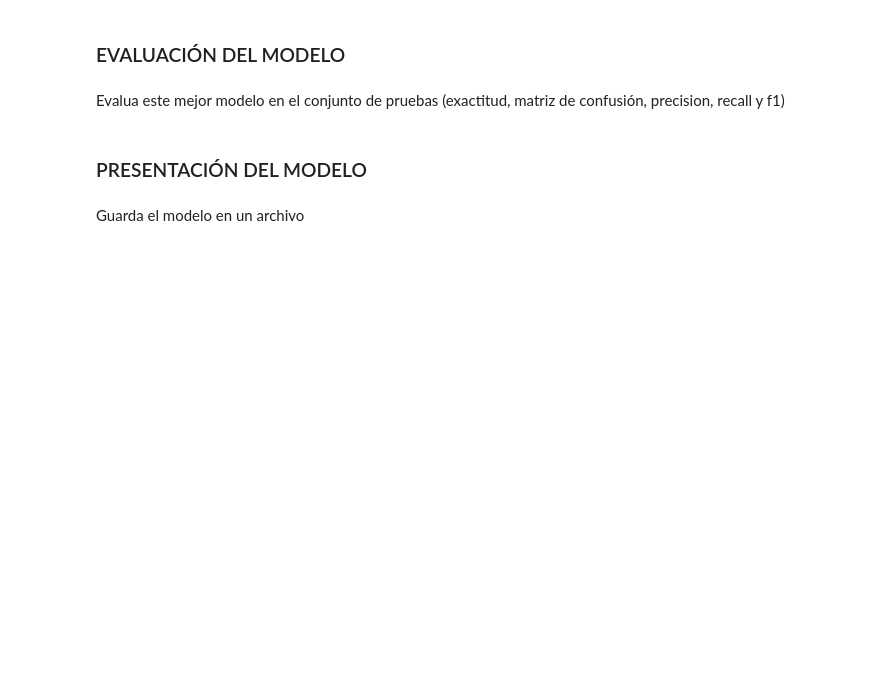
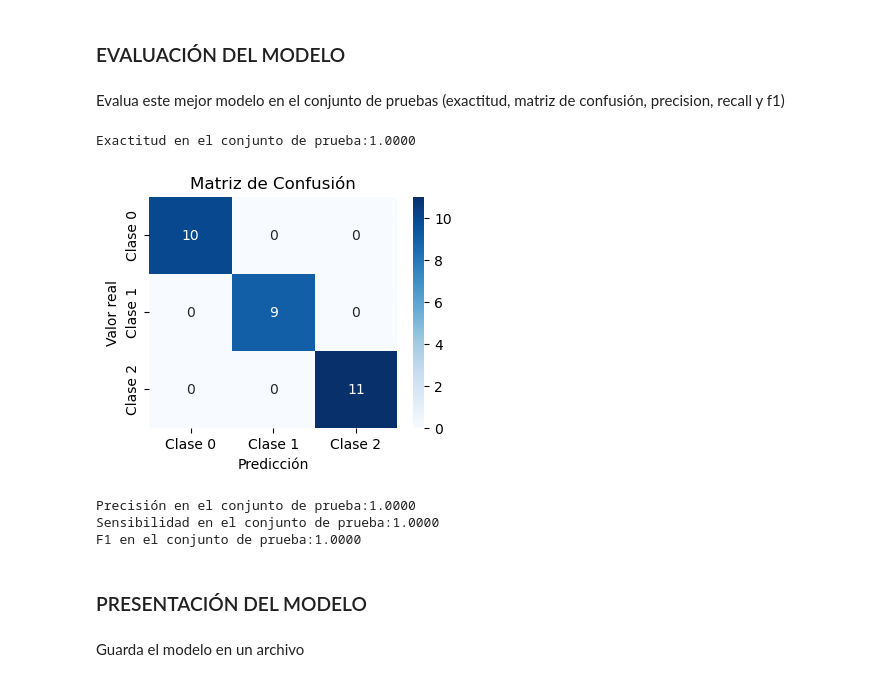
Before and after one commit to Mario-Lopez-Gonzalez/Python_clase, a Jupyter notebook: SAPA/Ejercicios/2_11Ejercicios.ipynb, the cells around one changed output. Drawn from its saved outputs; the diff is of its cells as text; code cells hidden in the pictures; blank space fills up the shorter version.

```diff
--- a/SAPA/Ejercicios/2_11Ejercicios.ipynb
+++ b/SAPA/Ejercicios/2_11Ejercicios.ipynb
@@ -304,6 +545,50 @@ Aplica búsqueda exhaustiva con los hiperparámetros de LogisticRegression (C y
 ### EVALUACIÓN DEL MODELO
 # %% [markdown]
 Evalua este mejor modelo en el conjunto de pruebas (exactitud, matriz de confusión, precision, recall y f1)
+# %%
+# Definir el mejor modelo
+best_model = grid_search.best_estimator_
+
+# Predecir
+y_test_pred = best_model.predict(X_test)
+
+# Calcular la exactitud
+test_accuracy = accuracy_score(y_test, y_test_pred)
+
+# Enseñar resultado
+print(f"Exactitud en el conjunto de prueba:{test_accuracy:.4f}")
+
+# Calcular la matriz de confusión
+matrix = confusion_matrix(y_test,y_test_pred)
+
+# Calcular la precision con la media macro dado a que tenemos datos balanceados
+test_precision = precision_score(y_test, y_test_pred, average='macro')
+
+# Calcular la sensibildiad o recall
+test_recall = recall_score(y_test, y_test_pred, average='macro')
+
+# Calcular el F-1
+test_f1 = f1_score(y_test, y_test_pred, average='macro')
+
+# Enseñar resultado
+
+# Crear el gráfico con Seaborn
+plt.figure(figsize=(4, 3))
+sns.heatmap(matrix, annot=True, fmt='d', cmap='Blues', xticklabels=['Clase 0', 'Clase 1', 'Clase 2'], yticklabels=['Clase 0', 'Clase 1', 'Clase 2'])
+plt.title('Matriz de Confusión')
+plt.xlabel('Predicción')
+plt.ylabel('Valor real')
+plt.show()
+
+print(f"Precisión en el conjunto de prueba:{test_accuracy:.4f}")
+print(f"Sensibilidad en el conjunto de prueba:{test_precision:.4f}")
+print(f"F1 en el conjunto de prueba:{test_recall:.4f}")
+# %% [output]
+Exactitud en el conjunto de prueba:1.0000
+[figure, added]
+Precisión en el conjunto de prueba:1.0000
+Sensibilidad en el conjunto de prueba:1.0000
+F1 en el conjunto de prueba:1.0000
 # %% [markdown]
 ### PRESENTACIÓN DEL MODELO
 # %% [markdown]
```
Also changed, not shown: parts of 31 cells of this notebook, 3 other files.
